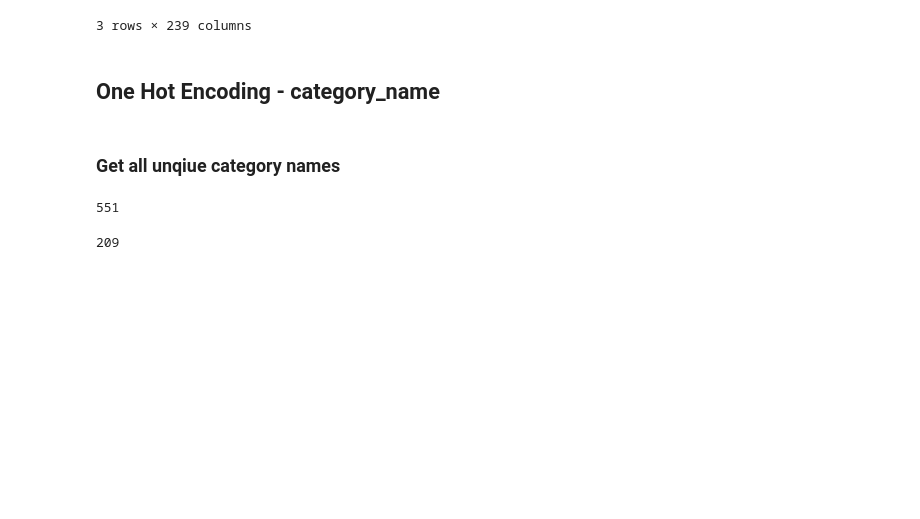
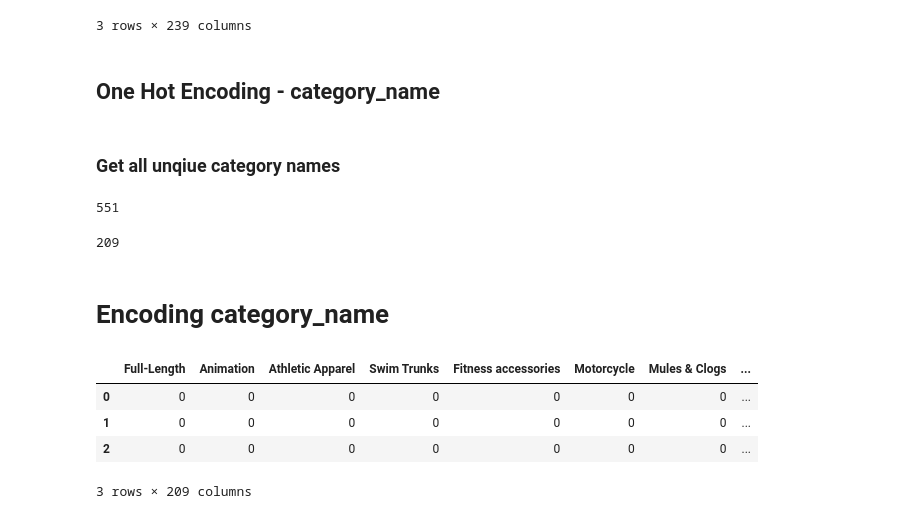
Before and after one commit to DSEI21000-S21/project-product-price-prediction, a Jupyter notebook: experiment/AttributeEncoding.ipynb, the cells around one changed output. Cells and saved outputs as stored; diff of their text form; code cells hidden in the pictures; blank space fills up the shorter version.

```diff
--- a/experiment/AttributeEncoding.ipynb
+++ b/experiment/AttributeEncoding.ipynb
@@ -131,3 +132,14 @@ category_names_unique = set(category_names)
 len(category_names_unique)
 # %% [output]
 209
+# %% [markdown]
+# Encoding category_name
+# %%
+category_df = pd.DataFrame(0, index=np.arange(len(sample_df)), columns=list(category_names_unique))
+category_df.head(3)
+# %% [output]
+|  | Full-Length | Animation | Athletic Apparel | Swim Trunks | Fitness accessories | Motorcycle | Mules & Clogs | ... |
+| 0 | 0 | 0 | 0 | 0 | 0 | 0 | 0 | ... |
+| 1 | 0 | 0 | 0 | 0 | 0 | 0 | 0 | ... |
+| 2 | 0 | 0 | 0 | 0 | 0 | 0 | 0 | ... |
+3 rows × 209 columns
```
Also changed, not shown: parts of 6 cells of this notebook.
